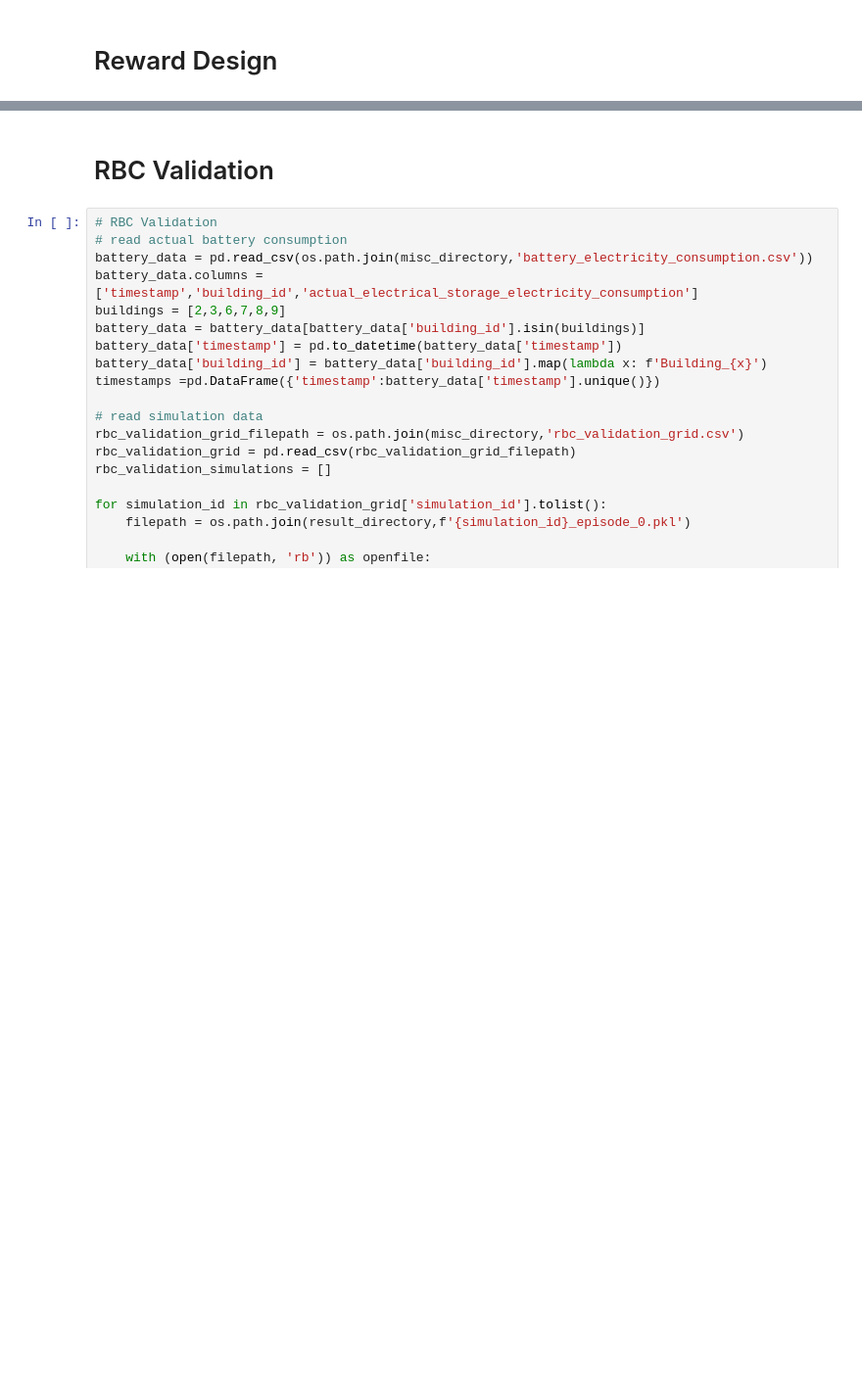
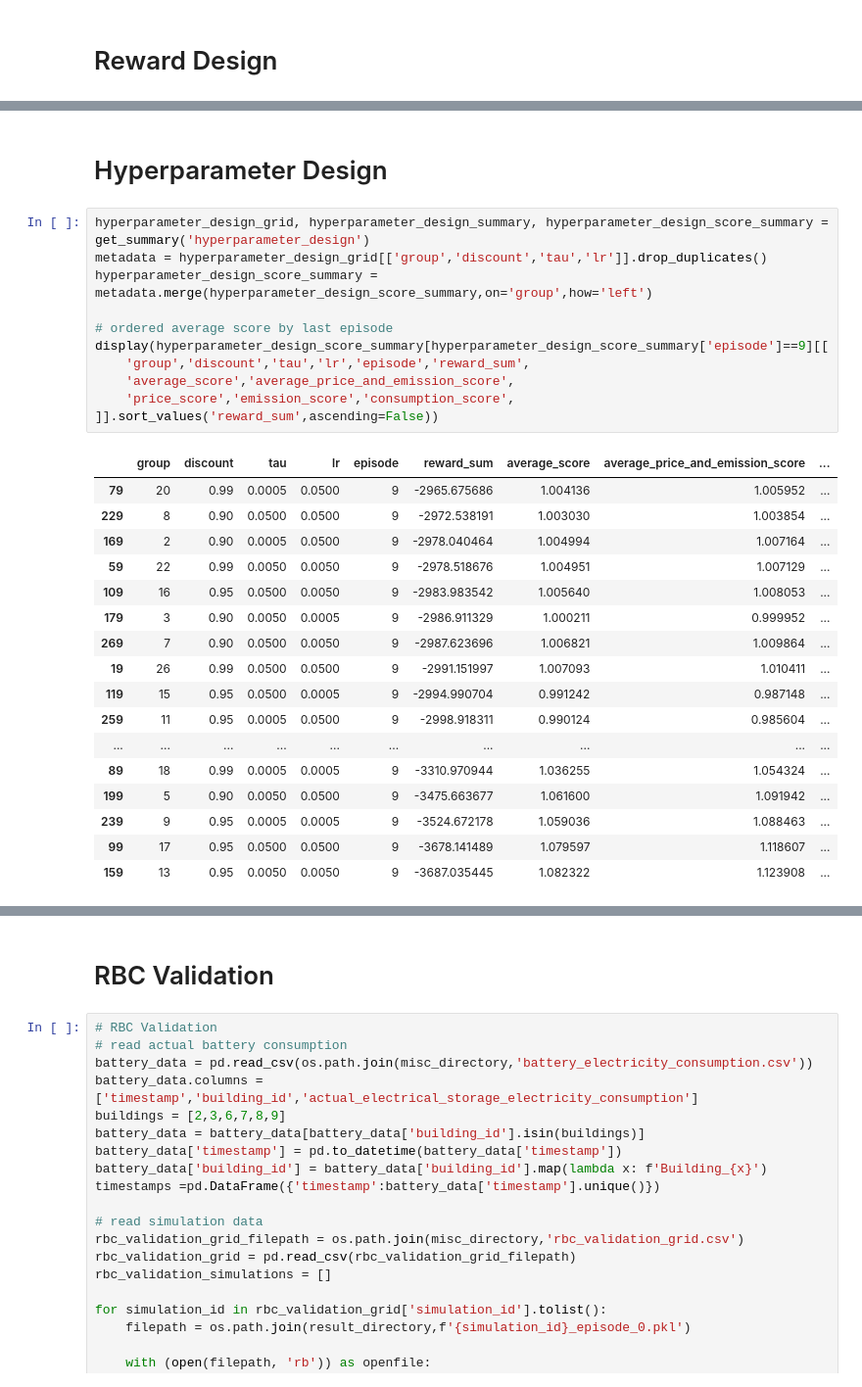
Before and after one commit to intelligent-environments-lab/merlin-apen-2023, a Jupyter notebook: src/experiment_result.ipynb, the cells around one changed output, grey strips where cells are left out. Shown at 98% size. Saved outputs shown, nothing was run; the diff lists cells and outputs as text; blank space fills up the shorter version.

```diff
--- a/src/experiment_result.ipynb
+++ b/src/experiment_result.ipynb
@@ -176,0 +141,31 @@ for reward_type, type_group in plot_data.groupby('type'):
+# %% [markdown]
+# Hyperparameter Design
+# %%
+hyperparameter_design_grid, hyperparameter_design_summary, hyperparameter_design_score_summary = get_summary('hyperparameter_design')
+metadata = hyperparameter_design_grid[['group','discount','tau','lr']].drop_duplicates()
+hyperparameter_design_score_summary = metadata.merge(hyperparameter_design_score_summary,on='group',how='left')
+
+# ordered average score by last episode
+display(hyperparameter_design_score_summary[hyperparameter_design_score_summary['episode']==9][[
+    'group','discount','tau','lr','episode','reward_sum',
+    'average_score','average_price_and_emission_score',
+    'price_score','emission_score','consumption_score',
+]].sort_values('reward_sum',ascending=False))
+# %% [output]
+|  | group | discount | tau | lr | episode | reward_sum | average_score | average_price_and_emission_score | ... |
+| 79 | 20 | 0.99 | 0.0005 | 0.0500 | 9 | -2965.675686 | 1.004136 | 1.005952 | ... |
+| 229 | 8 | 0.90 | 0.0500 | 0.0500 | 9 | -2972.538191 | 1.003030 | 1.003854 | ... |
+| 169 | 2 | 0.90 | 0.0005 | 0.0500 | 9 | -2978.040464 | 1.004994 | 1.007164 | ... |
+| 59 | 22 | 0.99 | 0.0050 | 0.0050 | 9 | -2978.518676 | 1.004951 | 1.007129 | ... |
+| 109 | 16 | 0.95 | 0.0500 | 0.0050 | 9 | -2983.983542 | 1.005640 | 1.008053 | ... |
+| 179 | 3 | 0.90 | 0.0050 | 0.0005 | 9 | -2986.911329 | 1.000211 | 0.999952 | ... |
+| 269 | 7 | 0.90 | 0.0500 | 0.0050 | 9 | -2987.623696 | 1.006821 | 1.009864 | ... |
+| 19 | 26 | 0.99 | 0.0500 | 0.0500 | 9 | -2991.151997 | 1.007093 | 1.010411 | ... |
+| 119 | 15 | 0.95 | 0.0500 | 0.0005 | 9 | -2994.990704 | 0.991242 | 0.987148 | ... |
+| 259 | 11 | 0.95 | 0.0005 | 0.0500 | 9 | -2998.918311 | 0.990124 | 0.985604 | ... |
+| ... | ... | ... | ... | ... | ... | ... | ... | ... | ... |
+| 89 | 18 | 0.99 | 0.0005 | 0.0005 | 9 | -3310.970944 | 1.036255 | 1.054324 | ... |
+| 199 | 5 | 0.90 | 0.0050 | 0.0500 | 9 | -3475.663677 | 1.061600 | 1.091942 | ... |
+| 239 | 9 | 0.95 | 0.0005 | 0.0005 | 9 | -3524.672178 | 1.059036 | 1.088463 | ... |
+| 99 | 17 | 0.95 | 0.0500 | 0.0500 | 9 | -3678.141489 | 1.079597 | 1.118607 | ... |
+| 159 | 13 | 0.95 | 0.0050 | 0.0050 | 9 | -3687.035445 | 1.082322 | 1.123908 | ... |
```
Also changed, not shown: parts of 10 cells of this notebook, 2 other files.
